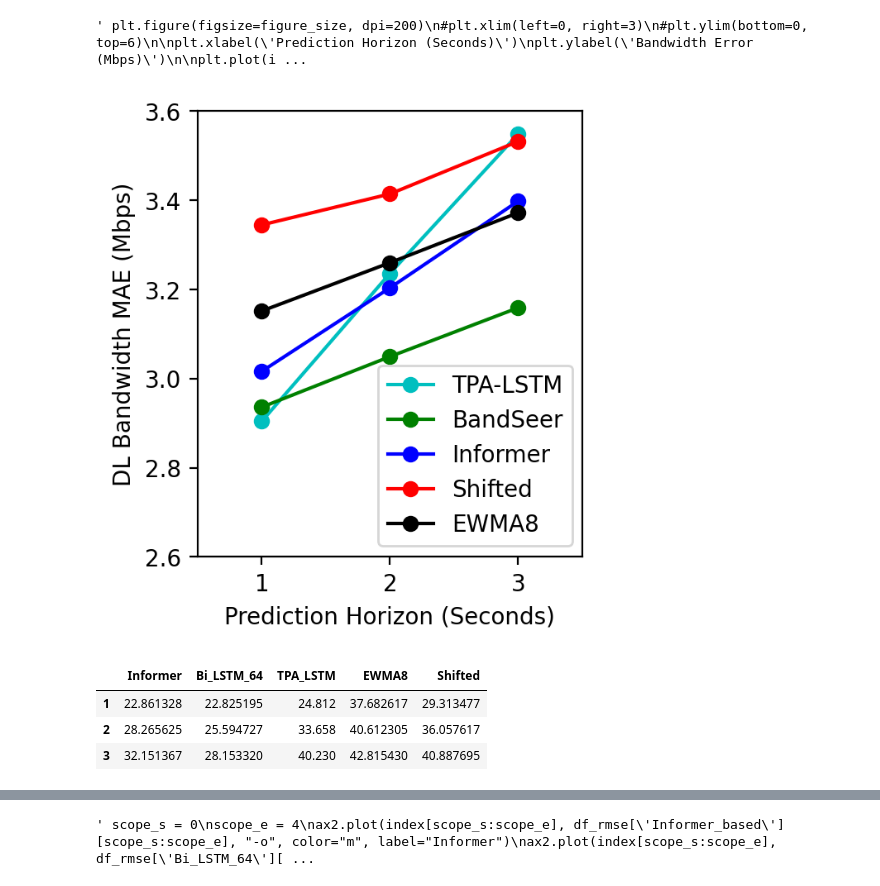
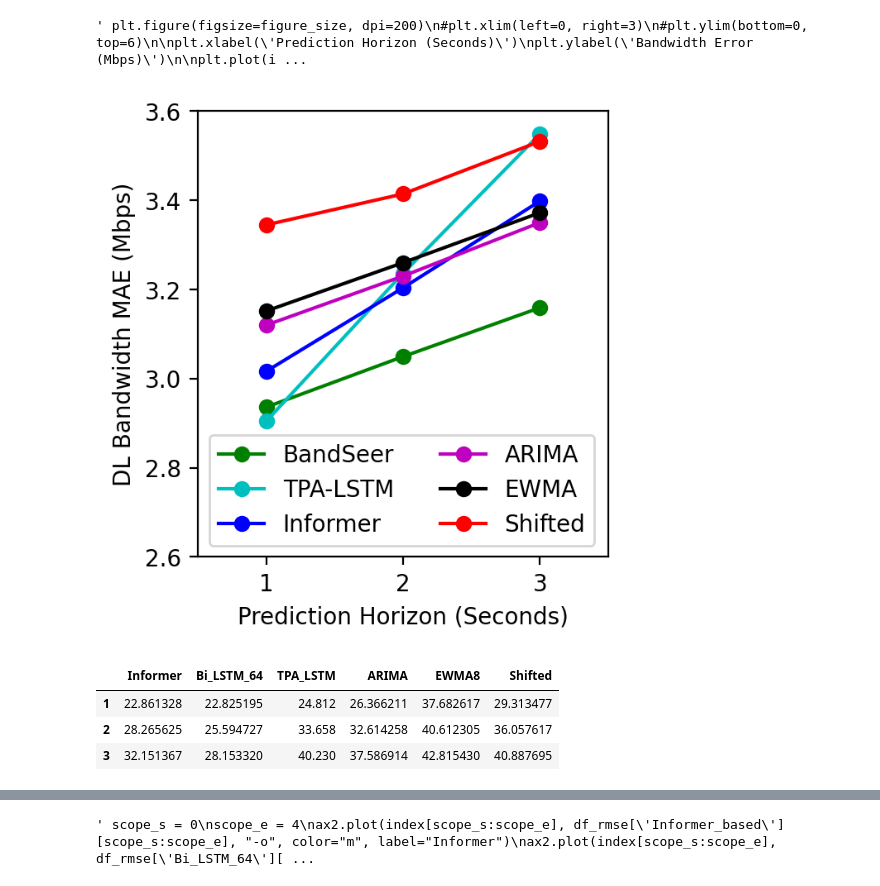
Before and after one commit to birkandenizer/Informer2020, a Jupyter notebook: create-plots.ipynb, the cells around one changed output, grey strips where cells are left out. Saved outputs shown, nothing was run; the diff lists cells and outputs as text; code cells hidden in the pictures.

```diff
--- a/create-plots.ipynb
+++ b/create-plots.ipynb
@@ -1,9 +1,13 @@
 # %%
 import numpy as np
 import pandas as pd
+import matplotlib
 import matplotlib.pyplot as plt
+
+plt.rcParams['pdf.fonttype'] = 42
+plt.rcParams['ps.fonttype'] = 42
 # %%
-figure_size = (3, 3.5)
+figure_size = (3.2, 3.5)
 paper_title = 'BandSeer'
 # %%
 # NYU-METS-M15-Standard
@@ -94,6 +101,7 @@ fig.savefig(f'plots/NYU-METS-comparison-RMSE.pdf', bbox_inches='tight')
 TPA_LSTM_mae = [2.9043, 3.2362, 3.5488]
 Bi_LSTM_64_mae = [2.936, 3.04939, 3.159]
 Informer_mae = [3.01636, 3.20371, 3.39824]
+ARIMA_mae = [3.12, 3.23, 3.35]
 EWMA8_mae = [3.151693978, 3.260105822, 3.372102351]
 Shifted_mae = [3.34493947, 3.41438055, 3.532197952]
 
@@ -102,6 +110,7 @@ df_mae = pd.DataFrame(
     {'TPA_LSTM': TPA_LSTM_mae,
      'Bi_LSTM_64': Bi_LSTM_64_mae,
      'Informer': Informer_mae,
+     'ARIMA': ARIMA_mae,
      'EWMA8': EWMA8_mae,
      'Shifted': Shifted_mae,
      })
@@ -139,42 +148,44 @@ ax1.set_xlabel('Prediction Horizon (Seconds)')
 ax1.set_ylabel('DL Bandwidth MAE (Mbps)')
 ax1.set_xlim(left=0.5, right=3.5)
 ax1.set_ylim(bottom=2.6, top=3.6)
 
 # These are in unitless percentages of the figure size. (0,0 is bottom left)
 #left, bottom, width, height = [0.5, 0.18, 0.38, 0.2]
 #ax2 = fig.add_axes([left, bottom, width, height])
 #ax2.set_xlim(left=0, right=6)
 #ax2.set_ylim(bottom=5, top=22)
 
+ax1.plot(index, df_mae['Bi_LSTM_64'], "-o", color="g", label=paper_title)
 ax1.plot(index, df_mae['TPA_LSTM'], "-o", color="c", label="TPA-LSTM")
-ax1.plot(index, df_mae['Bi_LSTM_64'], "-o", color="g", label=paper_title)
 ax1.plot(index, df_mae['Informer'] , "-o", color="b", label="Informer")
+ax1.plot(index, df_mae['ARIMA'] , "-o", color="m", label="ARIMA")
+ax1.plot(index, df_mae['EWMA8'] , "-o", color="k", label="EWMA")
 ax1.plot(index, df_mae['Shifted'] , "-o", color="r", label="Shifted")
-ax1.plot(index, df_mae['EWMA8'] , "-o", color="k", label="EWMA8")
-ax1.legend(loc='lower left', bbox_to_anchor=(0.44, 0))
+ax1.legend(loc='lower left', ncol=2, bbox_to_anchor=(0, 0))
 
 """ scope_s = 0
 scope_e = 3
 ax2.plot(index[scope_s:scope_e], df_mae['TPA_LSTM'][scope_s:scope_e], "-o", color="c", label="TPA-LSTM")
 ax2.plot(index[scope_s:scope_e], df_mae['Bi_LSTM_64'][scope_s:scope_e], "-o", color="g", label="Bi-LSTM")
 ax2.plot(index[scope_s:scope_e], df_mae['BandFormer_s'][scope_s:scope_e] , "-o", color="b", label="BandFormer_s")
 #ax2.plot(index[scope_s:scope_e], df_mae['BandFormer_m'][scope_s:scope_e] , "-o", color="m", label="BandFormer_m")
 ax2.plot(index[scope_s:scope_e], df_mae['Shifted'][scope_s:scope_e] , "-o", color="r", label="Shifted")
 ax2.plot(index[scope_s:scope_e], df_mae['EWMA8'][scope_s:scope_e] , "-o", color="k", label="EWMA8") """
 
 #plt.legend(loc='upper right')
 plt.show()
 #plt.savefig(f'plots/{DATA}-{scope4_s}-{scope4_e}.pdf', bbox_inches='tight')
 #fig.savefig(f'plots/BerlinV2X-64-{scope4_s}-{scope4_e}.pdf', bbox_inches='tight')
 fig.savefig(f'plots/NYU-METS-comparison-MAE.pdf', bbox_inches='tight')
 #fig.savefig(f'plots/NYU-METS-comparison-MAE.png', bbox_inches='tight')
 # %% [output]
-[figure, old version]
+[figure, new version]
 # %%
 # Beyond5G
 Informer_rmse = [23410, 28944, 32923]#, 40996, 43436, 45269]
 Bi_LSTM_64_rmse = [23373, 26209, 28829]#, 36749, 41375, 47127]
 TPA_LSTM_rmse = [24.812, 33.658, 40.230]#, np.nan, np.nan, np.nan]
+ARIMA_rmse = [26999, 33397, 38489]
 EWMA8_rmse = [38587, 41587, 43843]#, np.nan, np.nan, np.nan]
 Shifted_rmse = [30017, 36923, 41869]#, np.nan, np.nan, np.nan]
 
@@ -182,12 +193,14 @@ df_rmse = pd.DataFrame(
     {'Informer': Informer_rmse,
      'Bi_LSTM_64': Bi_LSTM_64_rmse,
      'TPA_LSTM': TPA_LSTM_rmse,
+     'ARIMA': ARIMA_rmse,
      'EWMA8': EWMA8_rmse,
      'Shifted': Shifted_rmse,
      })
 
 df_rmse['Informer'] = df_rmse['Informer'].div(1024)
 df_rmse['Bi_LSTM_64'] = df_rmse['Bi_LSTM_64'].div(1024)
+df_rmse['ARIMA'] = df_rmse['ARIMA'].div(1024)
 df_rmse['EWMA8'] = df_rmse['EWMA8'].div(1024)
 df_rmse['Shifted'] = df_rmse['Shifted'].div(1024)
 
@@ -195,10 +208,10 @@ index = [1, 2, 3]#, 6, 12, 24]
 df_rmse = df_rmse.set_index([pd.Index(index)])
 df_rmse
 # %% [output]
-|  | Informer | Bi_LSTM_64 | TPA_LSTM | EWMA8 | Shifted |
-| 1 | 22.861328 | 22.825195 | 24.812 | 37.682617 | 29.313477 |
-| 2 | 28.265625 | 25.594727 | 33.658 | 40.612305 | 36.057617 |
-| 3 | 32.151367 | 28.153320 | 40.230 | 42.815430 | 40.887695 |
+|  | Informer | Bi_LSTM_64 | TPA_LSTM | ARIMA | EWMA8 | Shifted |
+| 1 | 22.861328 | 22.825195 | 24.812 | 26.366211 | 37.682617 | 29.313477 |
+| 2 | 28.265625 | 25.594727 | 33.658 | 32.614258 | 40.612305 | 36.057617 |
+| 3 | 32.151367 | 28.153320 | 40.230 | 37.586914 | 42.815430 | 40.887695 |
 # %%
 plt.figure(figsize=figure_size, dpi=200)
 #plt.figure(layout='tight') #'constrained', 'compressed', 'tight',
```
Also changed, not shown: parts of 11 cells of this notebook, 10 other files.
